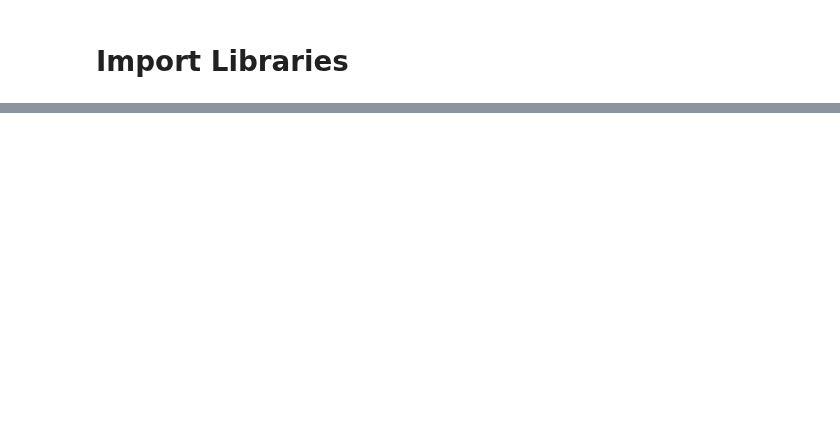
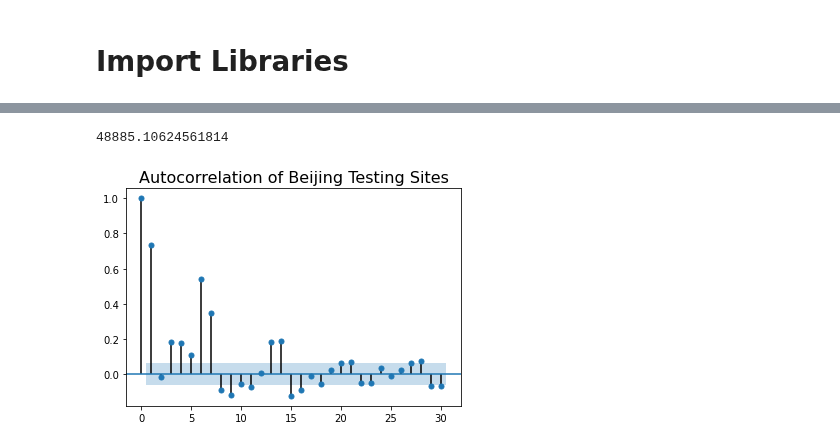
Before and after one commit to albertum1/Time_Series_MTABT, a Jupyter notebook: ARIMAX_models.ipynb, the cells around one changed output, grey strips where cells are left out. Drawn from its saved outputs; the diff is of its cells as text; code cells hidden in the pictures; blank space fills up the shorter version.

```diff
--- a/ARIMAX_models.ipynb
+++ b/ARIMAX_models.ipynb
@@ -143,0 +508,11 @@ _df_ohe_df['weekend'] = _df['weekend']
+# %%
+sum(l6)
+# %% [output]
+48885.10624561814
+# %%
+from statsmodels.graphics.tsaplots import plot_acf,plot_pacf
+
+plot_pacf(_df['Brooklyn Battery'], alpha=.05)
+plt.title('Autocorrelation of Beijing Testing Sites', fontsize = 16);
+# %% [output]
+[figure, added]
```
Also changed, not shown: parts of 135 cells of this notebook, 2 other files.
